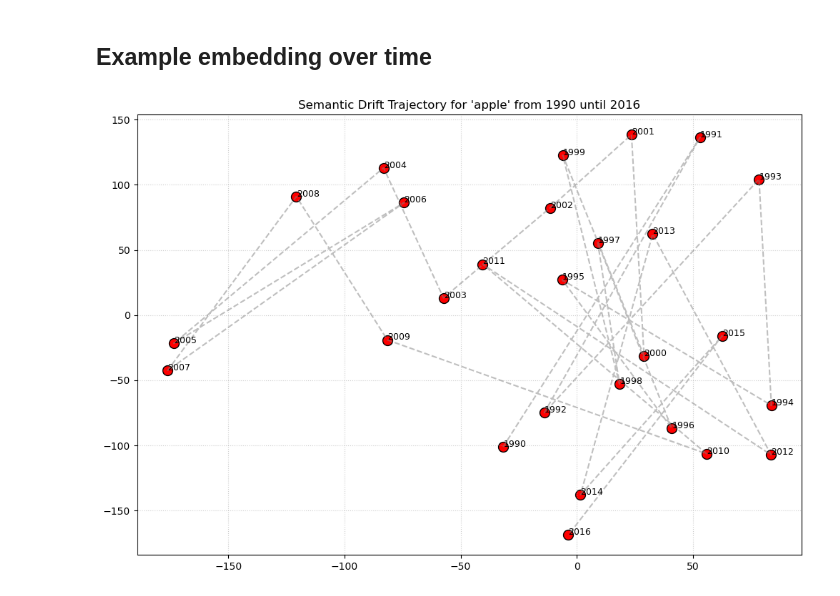
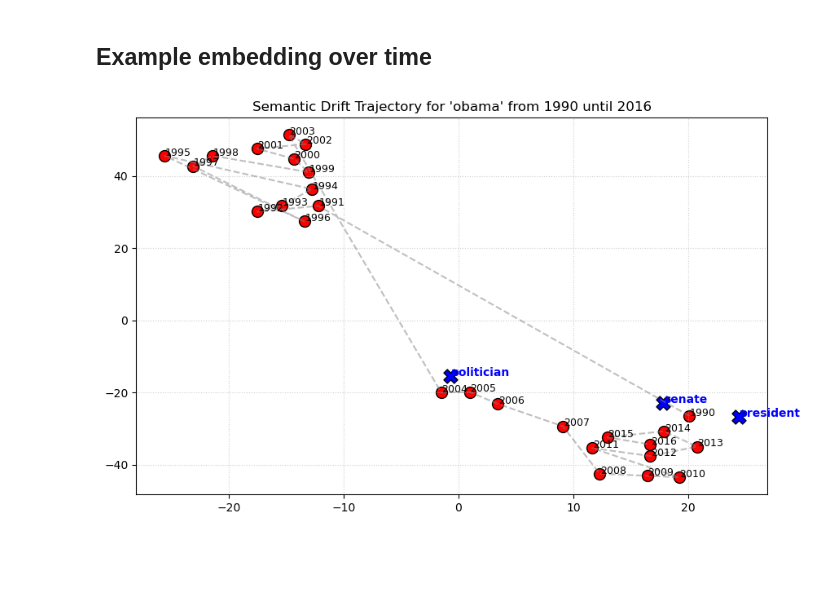
Before and after one commit to MarkusStefan/Semantic-Embedding-Evolution, a Jupyter notebook: notebooks/reproduction.ipynb, the cells around one changed output. Saved outputs shown, nothing was run; the diff lists cells and outputs as text; code cells hidden in the pictures; blank space fills up the shorter version.

Commit message:
update reproduction with trajectory plots and refined training parameters

```diff
--- a/notebooks/reproduction.ipynb
+++ b/notebooks/reproduction.ipynb
@@ -89,2 +87,5 @@ class DynamicPMIDataset(Dataset):
+# %%
+dataset = PMIDataset(range(len(years)), train_path, vocab_size)
+loader = DataLoader(dataset, batch_size=1)
 # %% [markdown]
 # Model
@@ -135,10 +140,10 @@ emph = 50 # emphasis of non-zero coocurrence terms
+# %%
+n_epochs = 25
+lam = 1
+tau = 0.005
+gam = 0.5
+emph = 5000
+learning_rate = 2e-3
+weight_decay = 1e-5
 # %% [markdown]
 ## Training procedure
-# %%
-device = torch.device("cuda" if torch.cuda.is_available() else "cpu")
-
-model = DynamicEmbeddingModel(len(years), static_embeddings).to(device)
-optimizer = optim.Adam(model.parameters(), lr=learning_rate)
-# optimizer = torch.optim.SGD(model.parameters(), lr=lr)
-dataset = DynamicPMIDataset(range(len(years)), train_path, vocab_size)
-loader = DataLoader(dataset, batch_size=1)
@@ -176,29 +199,3 @@ recon_loss: 2060306944.0, reg_loss; 135684.25, temp_loss: 82024.1953125, align_l
 # Output visualization
 # %% [markdown]
 ## Example embedding over time
-# %%
-word = "apple"
-word_idx = word2Id[word]
-
-# generate embeddings
-model.eval()
-with torch.no_grad():
-    embs = model.U[list(range(len(years))), word_idx, :].detach().cpu().numpy()
-
-# reduce to 2 dimensions
-tsne = TSNE(n_components=2, perplexity=5, random_state=seed, init="pca")
-Z = tsne.fit_transform(embs)
-
-# plot
-plt.figure(figsize=(12, 8))
-plt.plot(Z[:, 0], Z[:, 1], linestyle="--", color="gray", alpha=0.5)
-
-for i, year in enumerate(years):
-    plt.scatter(Z[i, 0], Z[i, 1], color="red", s=100, edgecolors="black")
-    plt.text(Z[i, 0] + 0.05, Z[i, 1] + 0.05, f"{year}", fontsize=9)
-
-plt.title(f"Semantic Drift Trajectory for '{word}' from {years[0]} until {years[-1]}")
-plt.grid(True, linestyle=':', alpha=0.6)
-plt.show()
-# %% [output]
-[figure, removed]
@@ -204,0 +253,4 @@ plt.show()
+# %%
+plot_word_embedding_trajectory("obama", new_meaning=["president", "senate", "politician"])
+# %% [output]
+[figure, added]
```
Also changed, not shown: parts of 22 cells of this notebook.
